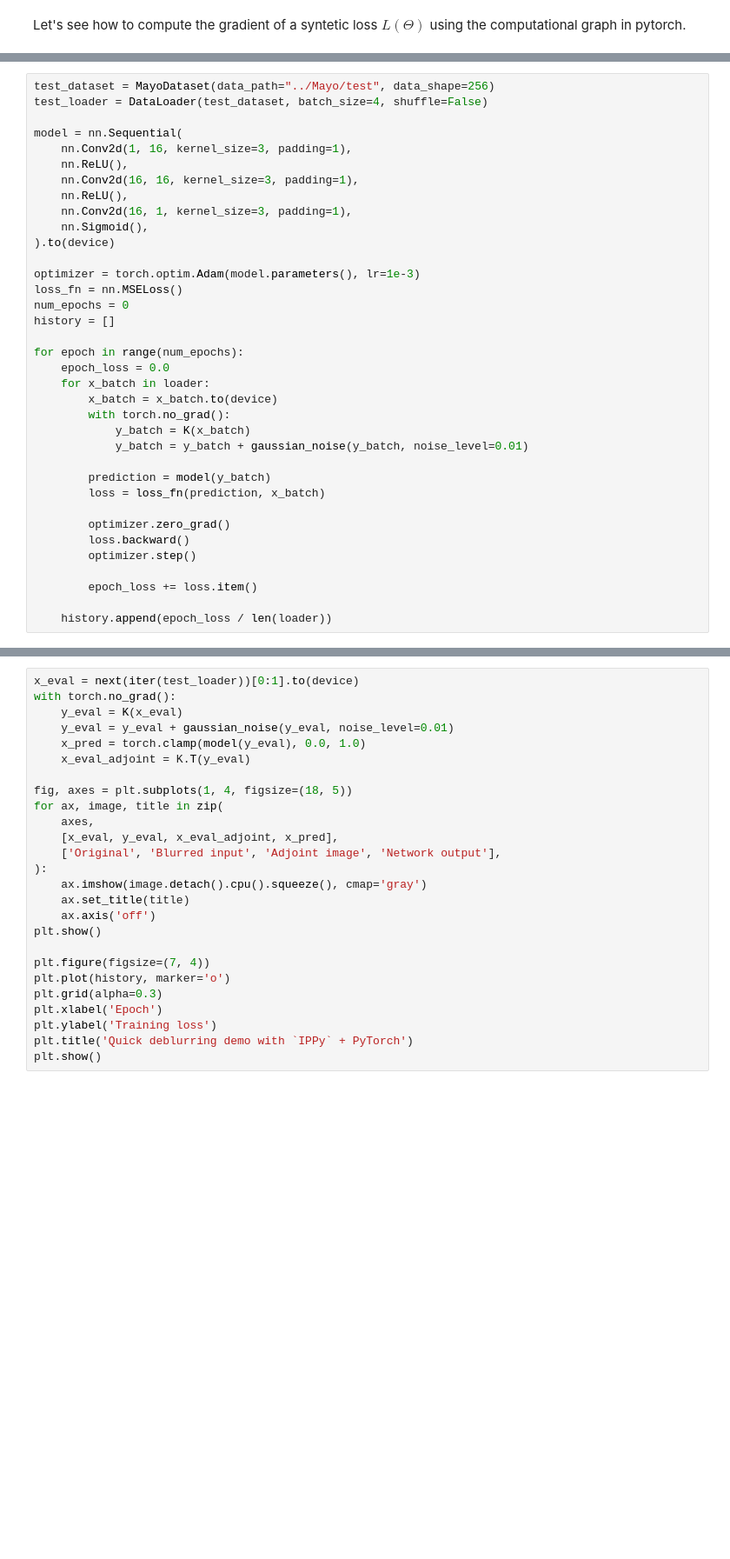
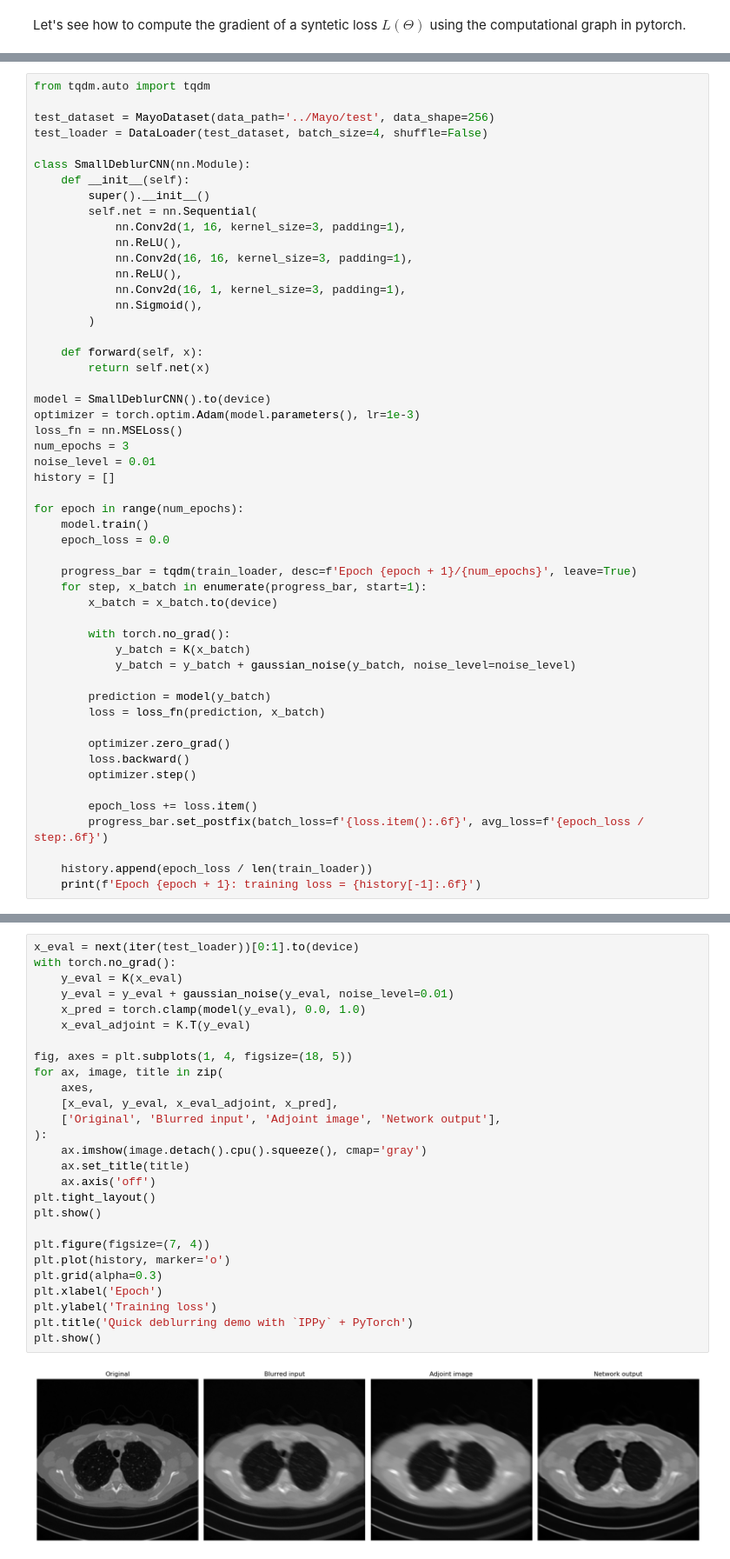
Before and after one commit to devangelista2/computational-imaging, a Jupyter notebook: 2025-26/_sources/intro/a-brief-overview-pytorch.ipynb, the cells around one changed output, grey strips where cells are left out. Shown at 87% size. Cells and saved outputs as stored; diff of their text form; blank space fills up the shorter version.

```diff
--- a/2025-26/_sources/intro/a-brief-overview-pytorch.ipynb
+++ b/2025-26/_sources/intro/a-brief-overview-pytorch.ipynb
@@ -457,30 +478,44 @@ In this version, the training data are not synthetic patches extracted from a si
 
 This is the basic end-to-end paradigm that will reappear throughout the course.
 # %%
-test_dataset = MayoDataset(data_path="../Mayo/test", data_shape=256)
+from tqdm.auto import tqdm
+
+test_dataset = MayoDataset(data_path='../Mayo/test', data_shape=256)
 test_loader = DataLoader(test_dataset, batch_size=4, shuffle=False)
 
-model = nn.Sequential(
-    nn.Conv2d(1, 16, kernel_size=3, padding=1),
-    nn.ReLU(),
-    nn.Conv2d(16, 16, kernel_size=3, padding=1),
-    nn.ReLU(),
-    nn.Conv2d(16, 1, kernel_size=3, padding=1),
-    nn.Sigmoid(),
-).to(device)
+class SmallDeblurCNN(nn.Module):
+    def __init__(self):
+        super().__init__()
+        self.net = nn.Sequential(
+            nn.Conv2d(1, 16, kernel_size=3, padding=1),
+            nn.ReLU(),
+            nn.Conv2d(16, 16, kernel_size=3, padding=1),
+            nn.ReLU(),
+            nn.Conv2d(16, 1, kernel_size=3, padding=1),
+            nn.Sigmoid(),
+        )
 
+    def forward(self, x):
+        return self.net(x)
+
+model = SmallDeblurCNN().to(device)
 optimizer = torch.optim.Adam(model.parameters(), lr=1e-3)
 loss_fn = nn.MSELoss()
-num_epochs = 0
+num_epochs = 3
+noise_level = 0.01
 history = []
 
 for epoch in range(num_epochs):
+    model.train()
     epoch_loss = 0.0
-    for x_batch in loader:
+
+    progress_bar = tqdm(train_loader, desc=f'Epoch {epoch + 1}/{num_epochs}', leave=True)
+    for step, x_batch in enumerate(progress_bar, start=1):
         x_batch = x_batch.to(device)
+
         with torch.no_grad():
             y_batch = K(x_batch)
-            y_batch = y_batch + gaussian_noise(y_batch, noise_level=0.01)
+            y_batch = y_batch + gaussian_noise(y_batch, noise_level=noise_level)
 
         prediction = model(y_batch)
         loss = loss_fn(prediction, x_batch)
@@ -490,5 +525,7 @@ for epoch in range(num_epochs):
         optimizer.step()
 
         epoch_loss += loss.item()
+        progress_bar.set_postfix(batch_loss=f'{loss.item():.6f}', avg_loss=f'{epoch_loss / step:.6f}')
 
-    history.append(epoch_loss / len(loader))
+    history.append(epoch_loss / len(train_loader))
+    print(f'Epoch {epoch + 1}: training loss = {history[-1]:.6f}')
@@ -495,26 +536,29 @@ for epoch in range(num_epochs):
 # %%
 x_eval = next(iter(test_loader))[0:1].to(device)
 with torch.no_grad():
     y_eval = K(x_eval)
     y_eval = y_eval + gaussian_noise(y_eval, noise_level=0.01)
     x_pred = torch.clamp(model(y_eval), 0.0, 1.0)
     x_eval_adjoint = K.T(y_eval)
 
 fig, axes = plt.subplots(1, 4, figsize=(18, 5))
 for ax, image, title in zip(
     axes,
     [x_eval, y_eval, x_eval_adjoint, x_pred],
     ['Original', 'Blurred input', 'Adjoint image', 'Network output'],
 ):
     ax.imshow(image.detach().cpu().squeeze(), cmap='gray')
     ax.set_title(title)
     ax.axis('off')
+plt.tight_layout()
 plt.show()
 
 plt.figure(figsize=(7, 4))
 plt.plot(history, marker='o')
 plt.grid(alpha=0.3)
 plt.xlabel('Epoch')
 plt.ylabel('Training loss')
 plt.title('Quick deblurring demo with `IPPy` + PyTorch')
 plt.show()
+# %% [output]
+[figure, added]
```
Also changed, not shown: parts of 11 cells of this notebook, 38 other files.
